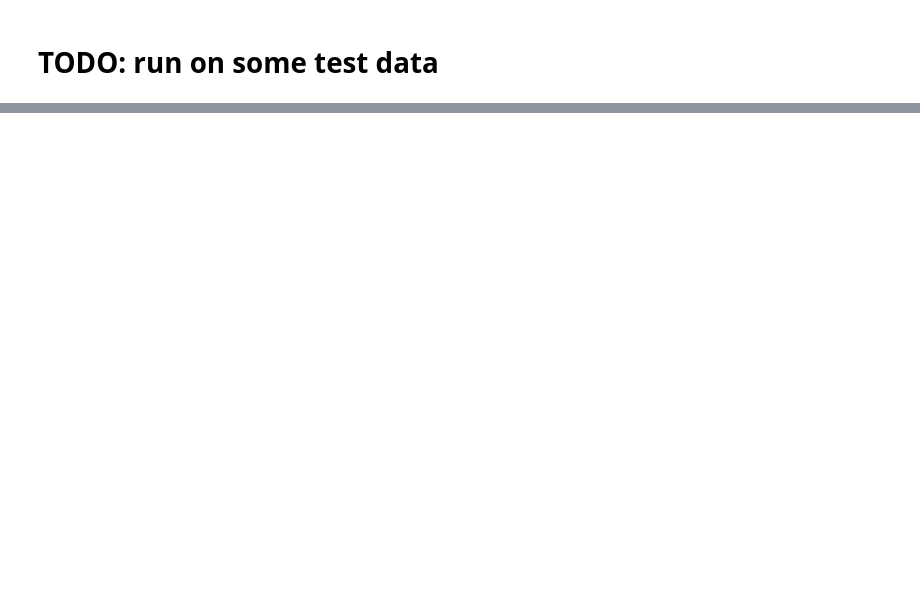
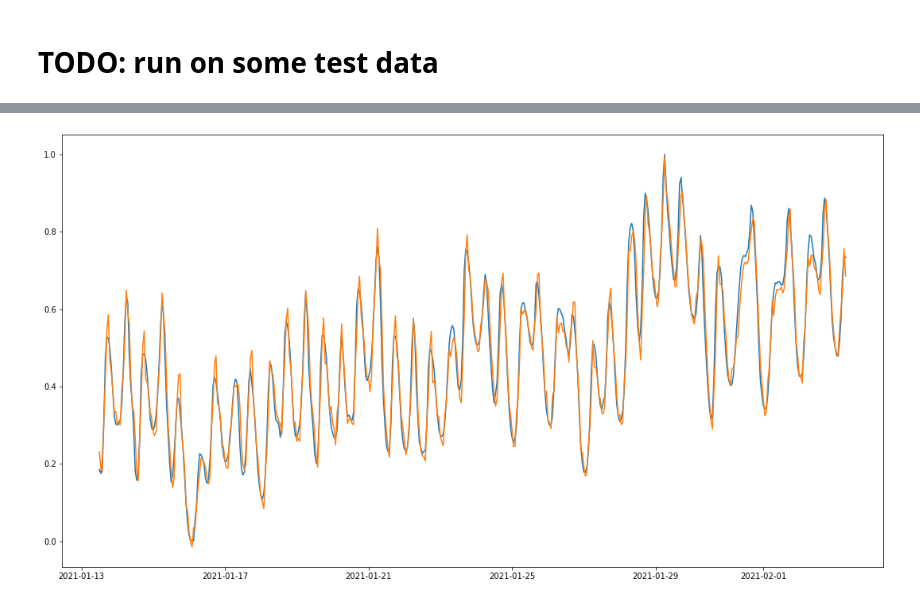
Before and after one commit to bartoszmodelski/mlpw-group, a Jupyter notebook: consumption.ipynb, the cells around one changed output, grey strips where cells are left out. Drawn from its saved outputs; the diff is of its cells as text; code cells hidden in the pictures; blank space fills up the shorter version.

```diff
--- a/consumption.ipynb
+++ b/consumption.ipynb
@@ -242,0 +291,14 @@ GPy.plotting.show(fig, filename='1d_gp')
+# %%
+X_decomp_time_and_previous_step = np.concatenate((X_decomp_time_features[1:], y_normalized[:-1]), axis=1)
+
+y_normalized_without_first = y_normalized[1:]
+# %%
+kernel_rbf = GPy.kern.RBF(input_dim=3, variance=1, lengthscale=1)
+#kernel_brownian = GPy.kern.Brownian(input_dim=3, variance=10)
+kernel_lin = GPy.kern.Linear(input_dim=3)
+kernel = kernel_rbf * kernel_lin
+
+m = GPy.models.GPRegression(X_decomp_time_and_previous_step,y_normalized_without_first,kernel)
+
+m.optimize(messages=True)
+m.optimize_restarts(num_restarts = 3)
@@ -242,0 +314,13 @@ GPy.plotting.show(fig, filename='1d_gp')
+# %%
+gp_pred = m.predict(X_decomp_time_and_previous_step)
+
+start = 300
+end = 800
+
+fig = plt.figure()
+fig.set_size_inches(18.5, 10)
+ax = fig.add_subplot(111)
+_ = ax.plot(x[start:end], y_normalized_without_first[start:end])
+_ = ax.plot(x[start:end], gp_pred[0][start:end])
+# %% [output]
+[figure, added]
```
Also changed, not shown: parts of 11 cells of this notebook.
